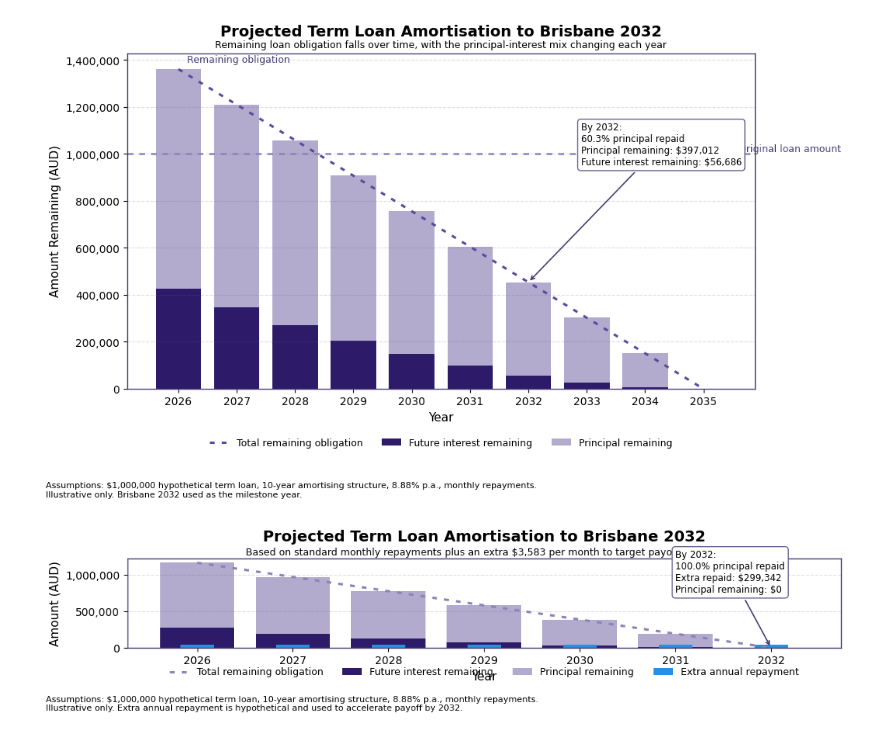
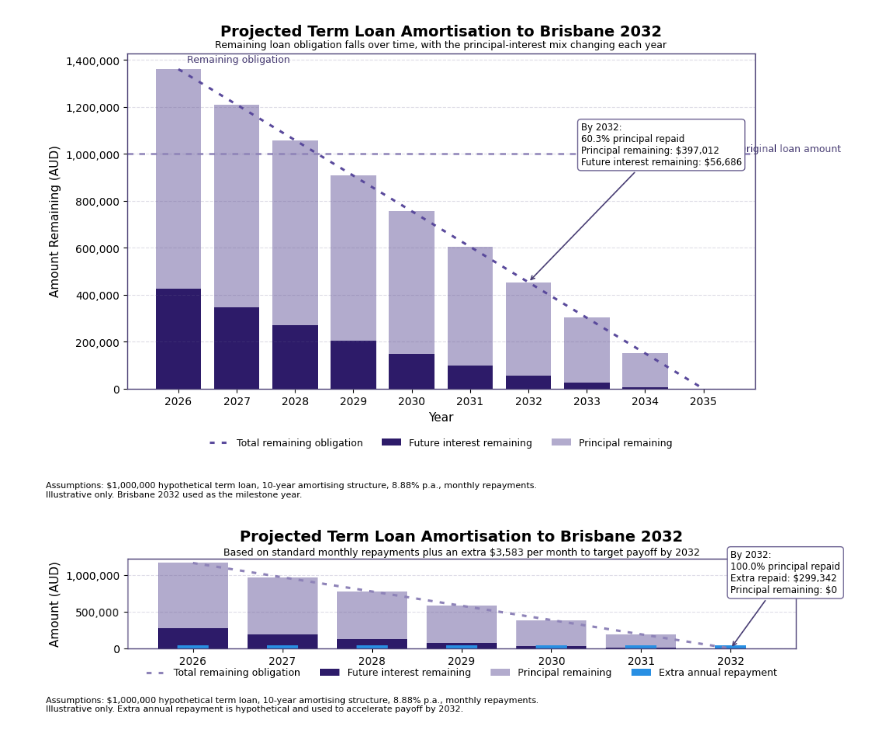
Before and after one commit to ChrisR32/graphs, a Jupyter notebook: graph.ipynb, the cells around one changed output. Cells and saved outputs as stored; diff of their text form; code cells hidden in the pictures.

Commit message:
new fin graph

```diff
--- a/graph.ipynb
+++ b/graph.ipynb
@@ -4173,8 +4173,8 @@ line_color = "#8e83b8"        # muted purple
 
 fig, ax = plt.subplots(figsize=(10.5, 2.72))
 
-fig.patch.set_facecolor("white")
-ax.set_facecolor("white")
+fig.patch.set_facecolor("none")
+ax.set_facecolor("none")
 
 x = np.arange(len(annual))
 years = annual["year"].astype(str)
@@ -4237,7 +4237,7 @@ ax.text(
 # axes
 ax.set_xticks(x)
 ax.set_xticklabels(years, fontsize=10)
-ax.set_xlabel("Year", fontsize=11)
+ax.set_xlabel(" ", fontsize=11)
 ax.set_ylabel("Amount (AUD)", fontsize=11)
 
 ax.ticklabel_format(style="plain", axis="y")
@@ -4249,35 +4249,35 @@ for spine in ax.spines.values():
     spine.set_linewidth(1.0)
 
 # annotation
 target_idx = annual.index[annual["year"] == target_year][0]
 ax.annotate(
     f"By {target_year}:\n"
     f"{pct_principal_repaid:.1f}% principal repaid\n"
     f"Extra repaid: ${extra_paid_target:,.0f}\n"
     f"Principal remaining: ${principal_remaining_target:,.0f}",
     xy=(target_idx, annual.loc[target_idx, "total_remaining_obligation"]),
-    xytext=(target_idx - 1.0, max(annual["total_remaining_obligation"]) * 0.65),
+    xytext=(target_idx - 0.0, max(annual["total_remaining_obligation"]) * 0.65),
     arrowprops=dict(arrowstyle="->", color="#4a3f75", lw=1.2),
     fontsize=8.5,
     bbox=dict(boxstyle="round,pad=0.35", fc="white", ec="#6f6594")
 )
 
 # legend
 ax.legend(frameon=False, fontsize=9, loc="upper center", bbox_to_anchor=(0.5, -0.12), ncol=4)
 
 # footnote
 fig.text(
     0.01, 0.02,
     "Assumptions: $1,000,000 hypothetical term loan, 10-year amortising structure, 8.88% p.a., monthly repayments.\n"
     "Illustrative only. Extra annual repayment is hypothetical and used to accelerate payoff by 2032.",
     ha="left", va="bottom", fontsize=8
 )
 
 plt.tight_layout(rect=[0, 0.07, 1, 0.94])
 plt.savefig("term_loan_amortisation_extra_repayments_visible.png", dpi=300, bbox_inches="tight")
 plt.show()
 # %% [output]
-[figure, old version]
+[figure, new version]
 # %%
 ax.text(
     0.5,
```
